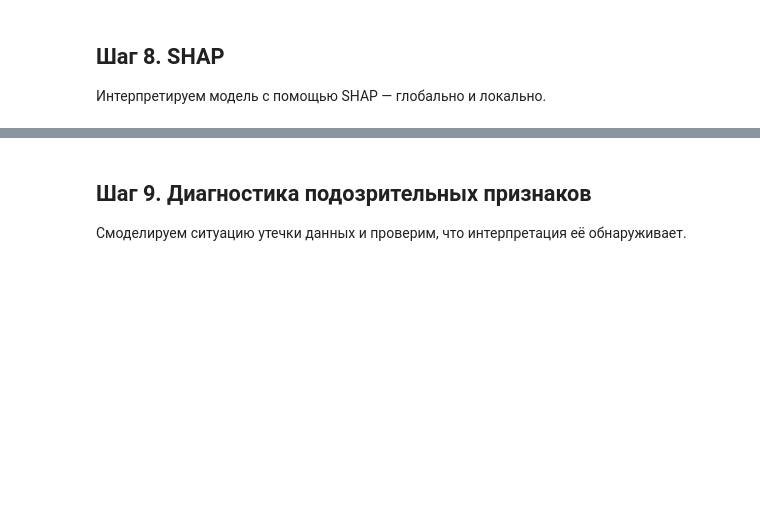
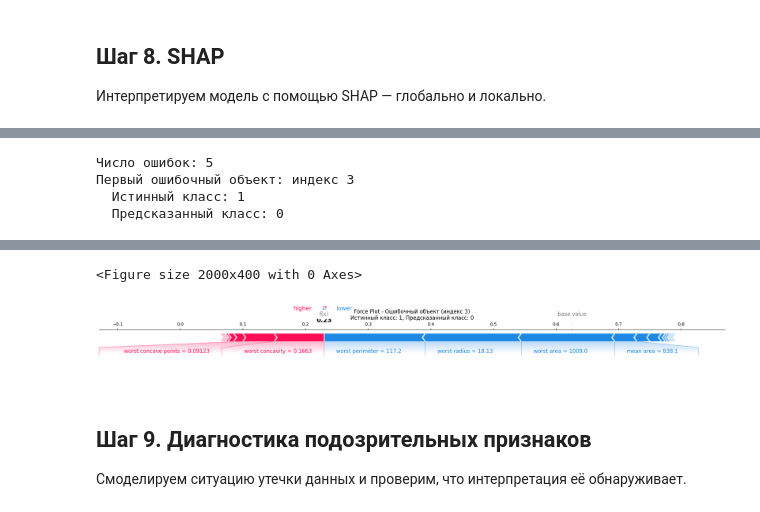
Before and after one commit to topj0bstule/ML_Course, a Jupyter notebook: hw14_/hp_interp_practice_student.ipynb, the cells around one changed output, grey strips where cells are left out. Drawn from its saved outputs; the diff is of its cells as text; code cells hidden in the pictures; blank space fills up the shorter version.

```diff
--- a/hw14_/hp_interp_practice_student.ipynb
+++ b/hw14_/hp_interp_practice_student.ipynb
@@ -413,7 +496,7 @@ import shap
 # ║  Какие признаки «виноваты» в ошибке?                         ║
 # ╚══════════════════════════════════════════════════════════════╝
 
-y_pred_test = best_rf.predict(X_test)
+y_pred_test = rf_best_model.predict(X_test)
 errors = np.where(y_pred_test != y_test)[0]
 
 print(f"Число ошибок: {len(errors)}")
@@ -422,4 +505,32 @@ print(f"  Истинный класс: {y_test.iloc[errors[0]]}")
 print(f"  Предсказанный класс: {y_pred_test[errors[0]]}")
 
 # YOUR CODE HERE
-# shap.force_plot(...)
+
+expected_value = explainer.expected_value[1]
+
+
+shap_values_error = shap_values_class1[errors[0], :]
+
+X_test_error = X_test.iloc[errors[0], :]
+
+shap.initjs()
+
+plt.figure(figsize=(20, 4))
+shap.force_plot(
+    expected_value,
+    shap_values_error,
+    X_test_error,
+    feature_names=feature_names,
+    matplotlib=True,
+    show=False
+)
+plt.title(f"Force Plot - Ошибочный объект (индекс {errors[0]})\n"
+            f"Истинный класс: {y_test.iloc[errors[0]]}, "
+            f"Предсказанный класс: {y_pred_test[errors[0]]}")
+plt.tight_layout()
+plt.show()
+# %% [output]
+Число ошибок: 5
+Первый ошибочный объект: индекс 3
+  Истинный класс: 1
+  Предсказанный класс: 0
@@ -426,3 +538,5 @@ print(f"  Предсказанный класс: {y_pred_test[errors[0]]}")
+<Figure size 2000x400 with 0 Axes>
+[figure, added]
 # %% [markdown]
 ## Шаг 9. Диагностика подозрительных признаков
 
```
Also changed, not shown: parts of 11 cells of this notebook.
